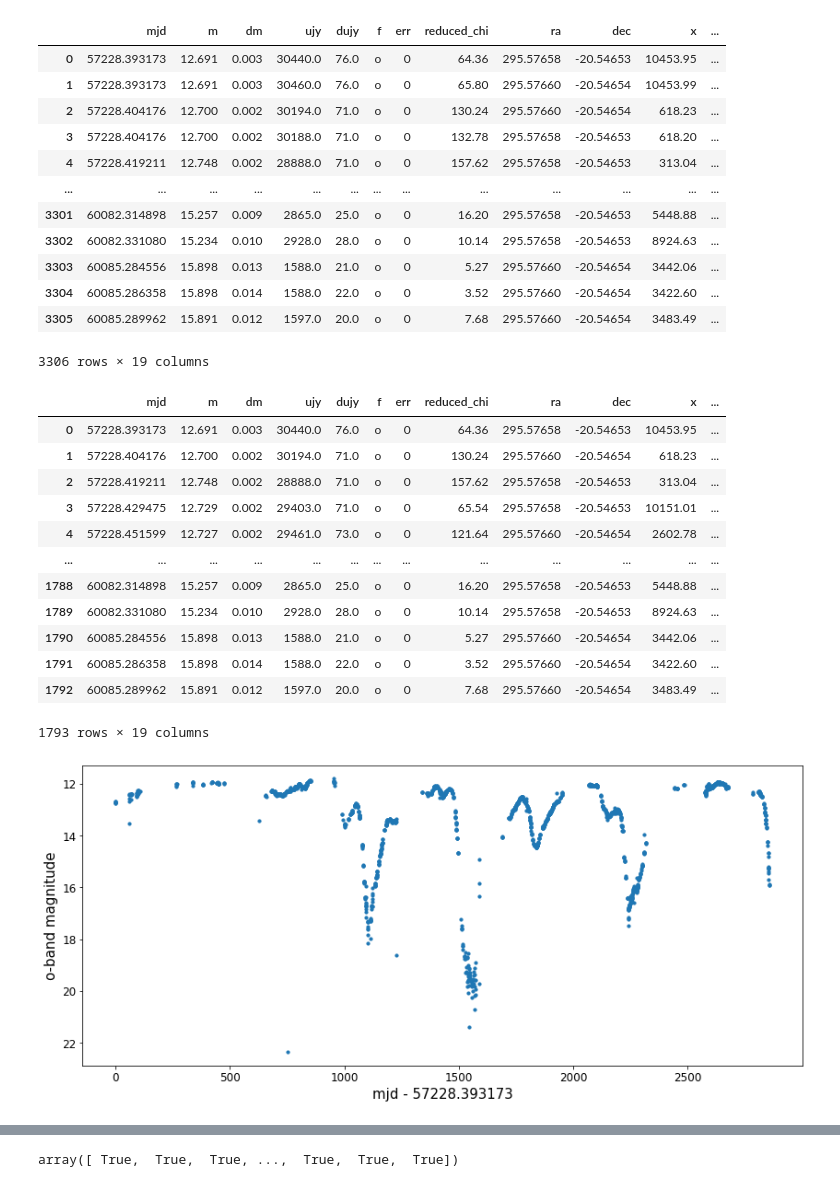
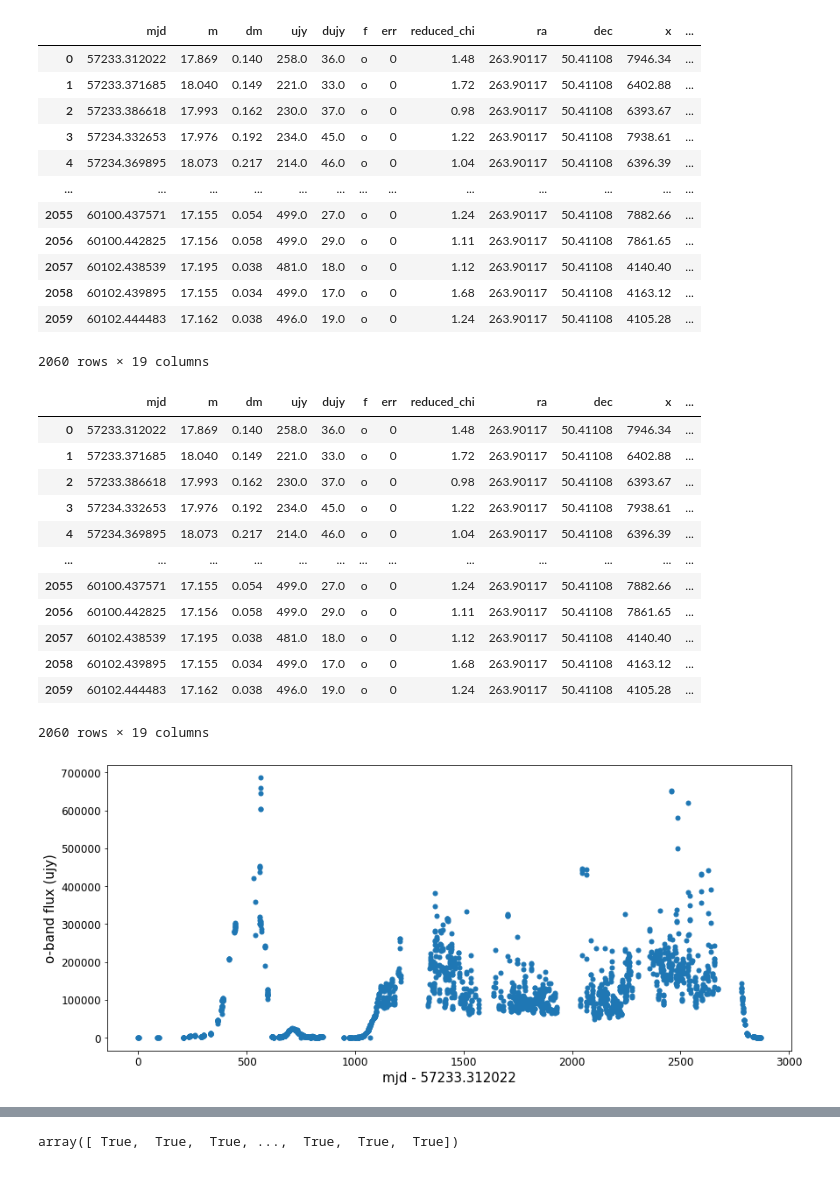
Before and after one commit to courtcraw/Notebooks, a Jupyter notebook: decline_detection.ipynb, the cells around one changed output, grey strips where cells are left out. Cells and saved outputs as stored; diff of their text form; code cells hidden in the pictures.

```diff
--- a/decline_detection.ipynb
+++ b/decline_detection.ipynb
@@ -11,8 +14,8 @@ from astropy.convolution.kernels import CustomKernel
 # %%
 plt.style.use('court.mplstyle')
 # %%
-atlas = pd.read_csv('../data/RCB_LC_FORTESTING/2023-06-15_WISEJ194218.38-203247.5_ATLAS.csv')
-# atlas = pd.read_csv('../data/RCB_LC_FORTESTING/2023-06-15_AOHer_ATLAS.csv')
+# atlas = pd.read_csv('../data/RCB_LC_FORTESTING/2023-06-15_WISEJ194218.38-203247.5_ATLAS.csv')
+atlas = pd.read_csv('../data/RCB_LC_FORTESTING/2023-06-15_AOHer_ATLAS.csv')
 # atlas = pd.read_csv('../data/RCB_LC_FORTESTING/2023-06-19_ASAS-RCB-14_ATLAS.csv')
 # atlas = pd.read_csv('../data/RCB_LC_FORTESTING/2023-06-19_ASAS-RCB-16_ATLAS.csv')
 # atlas = pd.read_csv('../data/RCB_LC_FORTESTING/2023-06-19_ASAS-RCB-19_ATLAS.csv')
@@ -53,45 +56,48 @@ oband = oband.sort_values(by=['mjd'],axis=0,ascending=True,ignore_index=True)
 oband
 # %% [output]
 |  | mjd | m | dm | ujy | dujy | f | err | reduced_chi | ra | dec | x | ... |
-| 0 | 57228.393173 | 12.691 | 0.003 | 30440.0 | 76.0 | o | 0 | 64.36 | 295.57658 | -20.54653 | 10453.95 | ... |
-| 1 | 57228.393173 | 12.691 | 0.003 | 30460.0 | 76.0 | o | 0 | 65.80 | 295.57660 | -20.54654 | 10453.99 | ... |
-| 2 | 57228.404176 | 12.700 | 0.002 | 30194.0 | 71.0 | o | 0 | 130.24 | 295.57660 | -20.54654 | 618.23 | ... |
-| 3 | 57228.404176 | 12.700 | 0.002 | 30188.0 | 71.0 | o | 0 | 132.78 | 295.57658 | -20.54653 | 618.20 | ... |
-| 4 | 57228.419211 | 12.748 | 0.002 | 28888.0 | 71.0 | o | 0 | 157.62 | 295.57658 | -20.54653 | 313.04 | ... |
+| 0 | 57233.312022 | 17.869 | 0.140 | 258.0 | 36.0 | o | 0 | 1.48 | 263.90117 | 50.41108 | 7946.34 | ... |
+| 1 | 57233.371685 | 18.040 | 0.149 | 221.0 | 33.0 | o | 0 | 1.72 | 263.90117 | 50.41108 | 6402.88 | ... |
+| 2 | 57233.386618 | 17.993 | 0.162 | 230.0 | 37.0 | o | 0 | 0.98 | 263.90117 | 50.41108 | 6393.67 | ... |
+| 3 | 57234.332653 | 17.976 | 0.192 | 234.0 | 45.0 | o | 0 | 1.22 | 263.90117 | 50.41108 | 7938.61 | ... |
+| 4 | 57234.369895 | 18.073 | 0.217 | 214.0 | 46.0 | o | 0 | 1.04 | 263.90117 | 50.41108 | 6396.39 | ... |
 | ... | ... | ... | ... | ... | ... | ... | ... | ... | ... | ... | ... | ... |
-| 3301 | 60082.314898 | 15.257 | 0.009 | 2865.0 | 25.0 | o | 0 | 16.20 | 295.57658 | -20.54653 | 5448.88 | ... |
-| 3302 | 60082.331080 | 15.234 | 0.010 | 2928.0 | 28.0 | o | 0 | 10.14 | 295.57658 | -20.54653 | 8924.63 | ... |
-| 3303 | 60085.284556 | 15.898 | 0.013 | 1588.0 | 21.0 | o | 0 | 5.27 | 295.57660 | -20.54654 | 3442.06 | ... |
-| 3304 | 60085.286358 | 15.898 | 0.014 | 1588.0 | 22.0 | o | 0 | 3.52 | 295.57660 | -20.54654 | 3422.60 | ... |
-| 3305 | 60085.289962 | 15.891 | 0.012 | 1597.0 | 20.0 | o | 0 | 7.68 | 295.57660 | -20.54654 | 3483.49 | ... |
+| 2055 | 60100.437571 | 17.155 | 0.054 | 499.0 | 27.0 | o | 0 | 1.24 | 263.90117 | 50.41108 | 7882.66 | ... |
+| 2056 | 60100.442825 | 17.156 | 0.058 | 499.0 | 29.0 | o | 0 | 1.11 | 263.90117 | 50.41108 | 7861.65 | ... |
+| 2057 | 60102.438539 | 17.195 | 0.038 | 481.0 | 18.0 | o | 0 | 1.12 | 263.90117 | 50.41108 | 4140.40 | ... |
+| 2058 | 60102.439895 | 17.155 | 0.034 | 499.0 | 17.0 | o | 0 | 1.68 | 263.90117 | 50.41108 | 4163.12 | ... |
+| 2059 | 60102.444483 | 17.162 | 0.038 | 496.0 | 19.0 | o | 0 | 1.24 | 263.90117 | 50.41108 | 4105.28 | ... |
-3306 rows × 19 columns
+2060 rows × 19 columns
 # %%
 oband = oband.drop_duplicates(subset=['mjd'],ignore_index=True)
     # this keeps the first entry, I'd love if it took an average
 oband
 # %% [output]
 |  | mjd | m | dm | ujy | dujy | f | err | reduced_chi | ra | dec | x | ... |
-| 0 | 57228.393173 | 12.691 | 0.003 | 30440.0 | 76.0 | o | 0 | 64.36 | 295.57658 | -20.54653 | 10453.95 | ... |
-| 1 | 57228.404176 | 12.700 | 0.002 | 30194.0 | 71.0 | o | 0 | 130.24 | 295.57660 | -20.54654 | 618.23 | ... |
-| 2 | 57228.419211 | 12.748 | 0.002 | 28888.0 | 71.0 | o | 0 | 157.62 | 295.57658 | -20.54653 | 313.04 | ... |
-| 3 | 57228.429475 | 12.729 | 0.002 | 29403.0 | 71.0 | o | 0 | 65.54 | 295.57658 | -20.54653 | 10151.01 | ... |
-| 4 | 57228.451599 | 12.727 | 0.002 | 29461.0 | 73.0 | o | 0 | 121.64 | 295.57660 | -20.54654 | 2602.78 | ... |
+| 0 | 57233.312022 | 17.869 | 0.140 | 258.0 | 36.0 | o | 0 | 1.48 | 263.90117 | 50.41108 | 7946.34 | ... |
+| 1 | 57233.371685 | 18.040 | 0.149 | 221.0 | 33.0 | o | 0 | 1.72 | 263.90117 | 50.41108 | 6402.88 | ... |
+| 2 | 57233.386618 | 17.993 | 0.162 | 230.0 | 37.0 | o | 0 | 0.98 | 263.90117 | 50.41108 | 6393.67 | ... |
+| 3 | 57234.332653 | 17.976 | 0.192 | 234.0 | 45.0 | o | 0 | 1.22 | 263.90117 | 50.41108 | 7938.61 | ... |
+| 4 | 57234.369895 | 18.073 | 0.217 | 214.0 | 46.0 | o | 0 | 1.04 | 263.90117 | 50.41108 | 6396.39 | ... |
 | ... | ... | ... | ... | ... | ... | ... | ... | ... | ... | ... | ... | ... |
-| 1788 | 60082.314898 | 15.257 | 0.009 | 2865.0 | 25.0 | o | 0 | 16.20 | 295.57658 | -20.54653 | 5448.88 | ... |
-| 1789 | 60082.331080 | 15.234 | 0.010 | 2928.0 | 28.0 | o | 0 | 10.14 | 295.57658 | -20.54653 | 8924.63 | ... |
-| 1790 | 60085.284556 | 15.898 | 0.013 | 1588.0 | 21.0 | o | 0 | 5.27 | 295.57660 | -20.54654 | 3442.06 | ... |
-| 1791 | 60085.286358 | 15.898 | 0.014 | 1588.0 | 22.0 | o | 0 | 3.52 | 295.57660 | -20.54654 | 3422.60 | ... |
-| 1792 | 60085.289962 | 15.891 | 0.012 | 1597.0 | 20.0 | o | 0 | 7.68 | 295.57660 | -20.54654 | 3483.49 | ... |
+| 2055 | 60100.437571 | 17.155 | 0.054 | 499.0 | 27.0 | o | 0 | 1.24 | 263.90117 | 50.41108 | 7882.66 | ... |
+| 2056 | 60100.442825 | 17.156 | 0.058 | 499.0 | 29.0 | o | 0 | 1.11 | 263.90117 | 50.41108 | 7861.65 | ... |
+| 2057 | 60102.438539 | 17.195 | 0.038 | 481.0 | 18.0 | o | 0 | 1.12 | 263.90117 | 50.41108 | 4140.40 | ... |
+| 2058 | 60102.439895 | 17.155 | 0.034 | 499.0 | 17.0 | o | 0 | 1.68 | 263.90117 | 50.41108 | 4163.12 | ... |
+| 2059 | 60102.444483 | 17.162 | 0.038 | 496.0 | 19.0 | o | 0 | 1.24 | 263.90117 | 50.41108 | 4105.28 | ... |
-1793 rows × 19 columns
+2060 rows × 19 columns
 # %%
 plt.figure(figsize=(14,6))
-plt.scatter(oband['mjd']-oband['mjd'][0],oband['m'],s=10)
-plt.gca().invert_yaxis()
+plt.scatter(oband['mjd']-oband['mjd'][0],oband['ujy'])#/(80000),s=10)
+# plt.gca().invert_yaxis()
 plt.xlabel('mjd - '+str(oband['mjd'][0]))
-plt.ylabel('o-band magnitude')
+plt.ylabel('o-band flux (ujy)')
+# plt.ylim(top=1.2)
+# plt.ylim(0.6,1.2)
+# plt.xlim(1000,2000)
 plt.show()
 # %% [output]
-[figure, old version]
+[figure, new version]
 # %%
 median_filtered = sp.signal.medfilt(oband['m'],kernel_size=5)
 # %%
```
Also changed, not shown: parts of 46 cells of this notebook, 1 other file.
